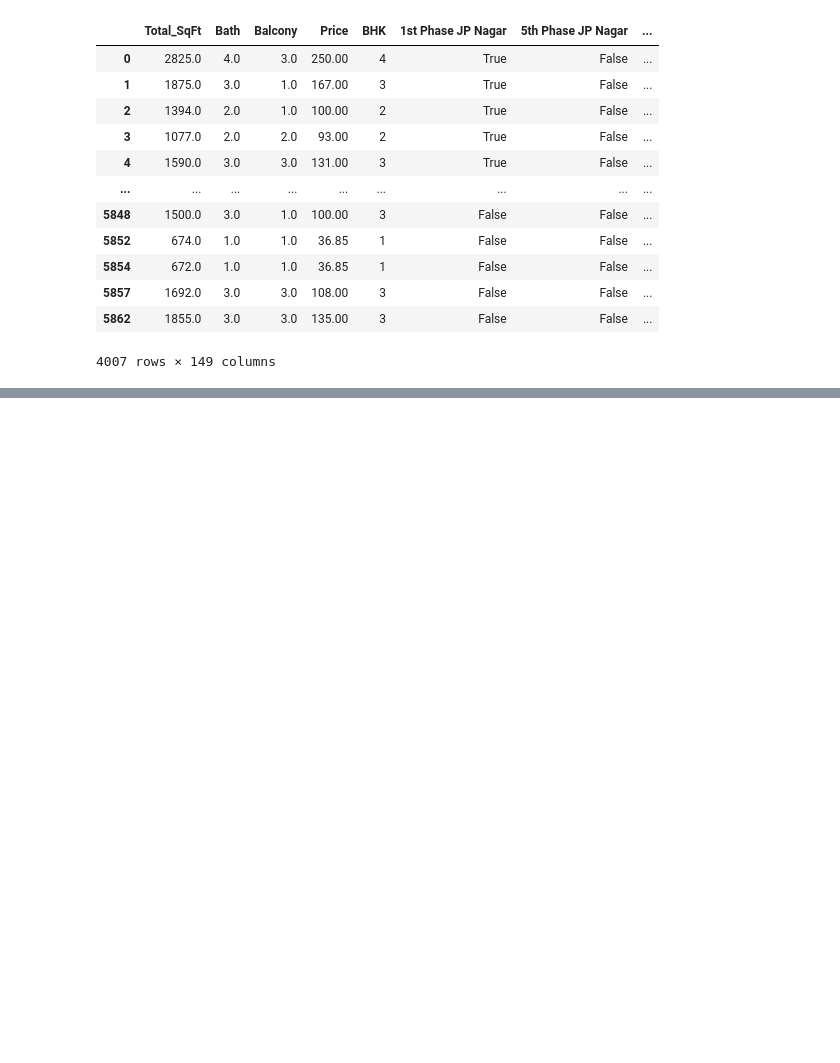
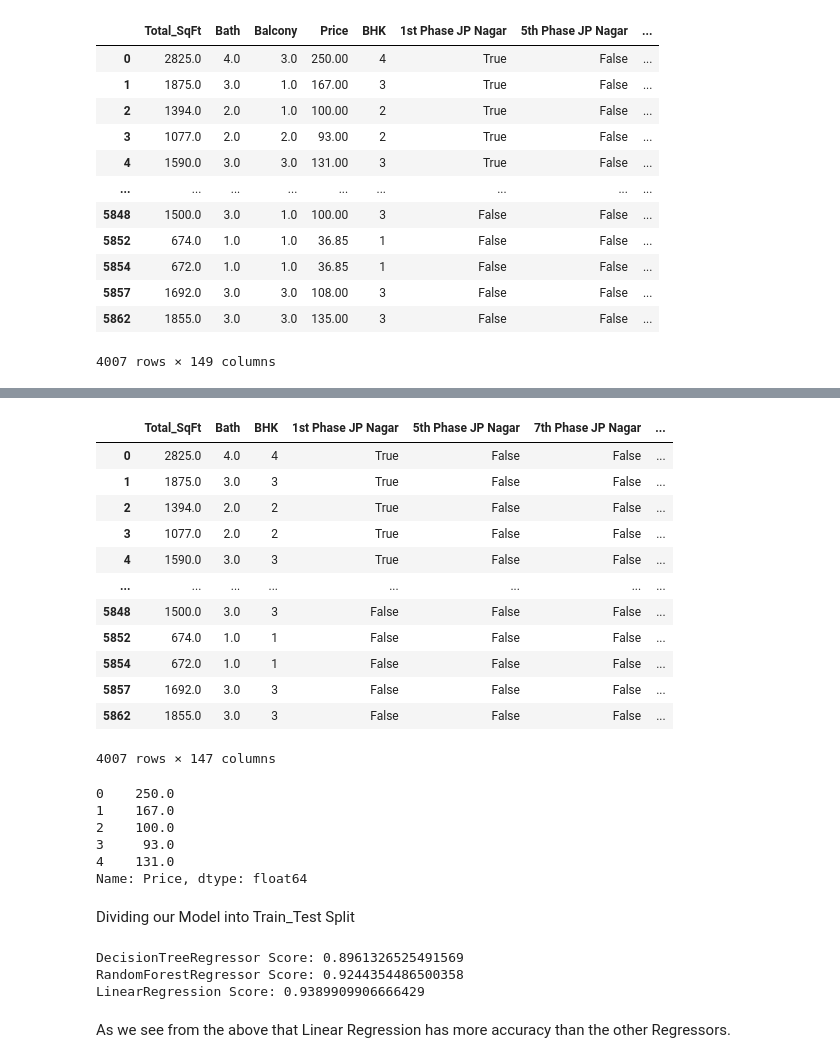
Before and after one commit to MdSaad07/CodeClauseInternship_Housing-Price-Prediction, a Jupyter notebook: housing-price-prediction.ipynb, the cells around one changed output, grey strips where cells are left out. Cells and saved outputs as stored; diff of their text form; code cells hidden in the pictures; blank space fills up the shorter version.

Commit message:
Done with Modelling

```diff
--- a/housing-price-prediction.ipynb
+++ b/housing-price-prediction.ipynb
@@ -677,0 +697,30 @@ data9
+# %%
+data10 = data9.drop(['Balcony','Price'],axis='columns')
+# %%
+data10
+# %% [output]
+|  | Total_SqFt | Bath | BHK | 1st Phase JP Nagar | 5th Phase JP Nagar | 7th Phase JP Nagar | ... |
+| 0 | 2825.0 | 4.0 | 4 | True | False | False | ... |
+| 1 | 1875.0 | 3.0 | 3 | True | False | False | ... |
+| 2 | 1394.0 | 2.0 | 2 | True | False | False | ... |
+| 3 | 1077.0 | 2.0 | 2 | True | False | False | ... |
+| 4 | 1590.0 | 3.0 | 3 | True | False | False | ... |
+| ... | ... | ... | ... | ... | ... | ... | ... |
+| 5848 | 1500.0 | 3.0 | 3 | False | False | False | ... |
+| 5852 | 674.0 | 1.0 | 1 | False | False | False | ... |
+| 5854 | 672.0 | 1.0 | 1 | False | False | False | ... |
+| 5857 | 1692.0 | 3.0 | 3 | False | False | False | ... |
+| 5862 | 1855.0 | 3.0 | 3 | False | False | False | ... |
+4007 rows × 147 columns
+# %%
+y = data9.Price
+y.head()
+# %% [output]
+0    250.0
+1    167.0
+2    100.0
+3     93.0
+4    131.0
+Name: Price, dtype: float64
+# %% [markdown]
+Dividing our Model into Train_Test Split
@@ -677,0 +730,23 @@ data9
+# %%
+from sklearn.linear_model import LinearRegression
+from sklearn.tree import DecisionTreeRegressor
+from sklearn.ensemble import RandomForestRegressor
+
+# Define multiple models in a dictionary
+multiple_models = {
+    "DecisionTreeRegressor": DecisionTreeRegressor(),
+    "RandomForestRegressor": RandomForestRegressor(),
+    "LinearRegression": LinearRegression()
+}
+
+# Loop over models, fit them, and evaluate the score
+for model_name, model in multiple_models.items():
+    model.fit(X_train, y_train)  # Fit each model
+    score = model.score(X_test, y_test)  # Evaluate the model
+    print(f"{model_name} Score: {score}")
+# %% [output]
+DecisionTreeRegressor Score: 0.8961326525491569
+RandomForestRegressor Score: 0.9244354486500358
+LinearRegression Score: 0.9389909906666429
+# %% [markdown]
+As we see from the above that Linear Regression has more accuracy than the other Regressors.
```
Also changed, not shown: parts of 13 cells of this notebook.
